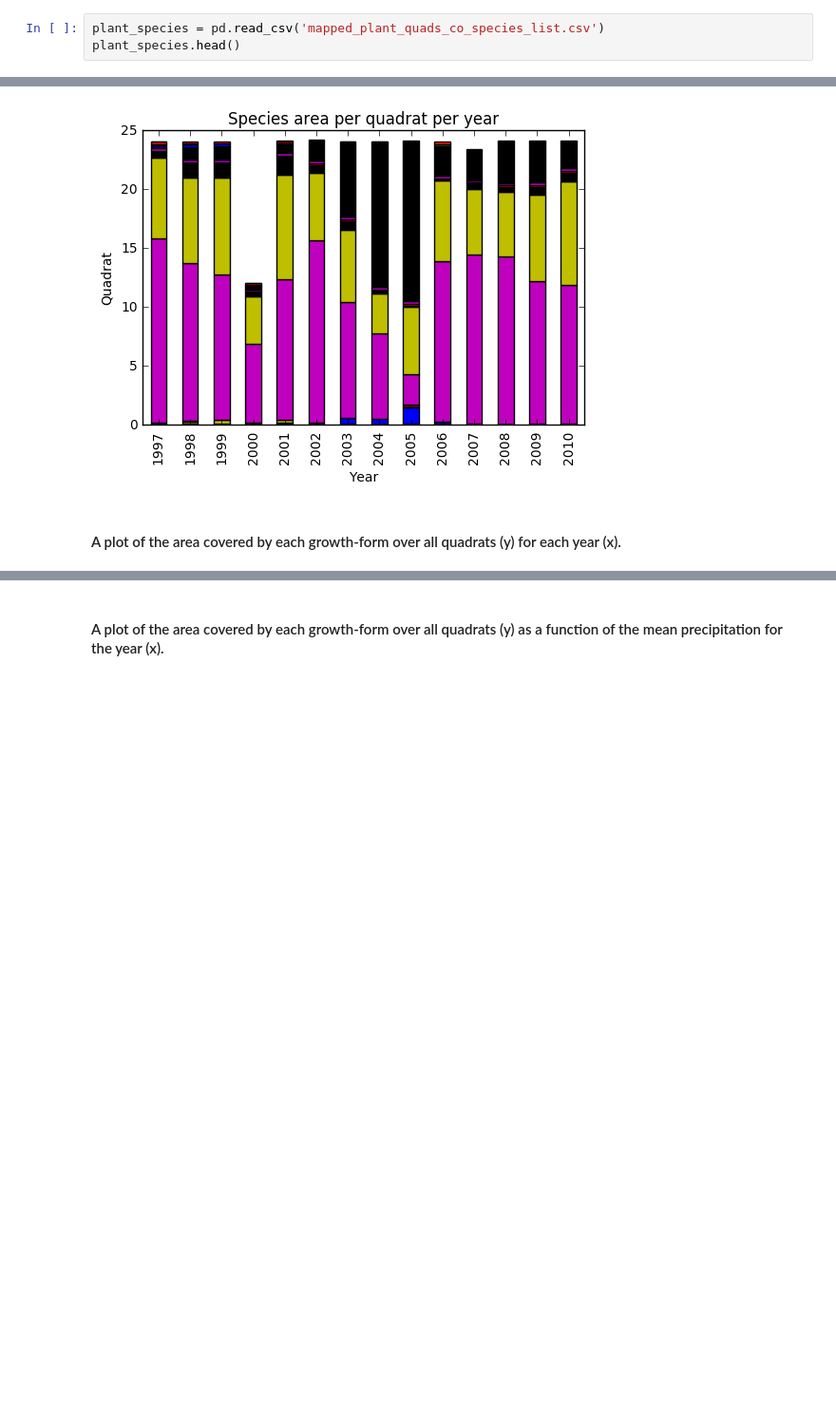
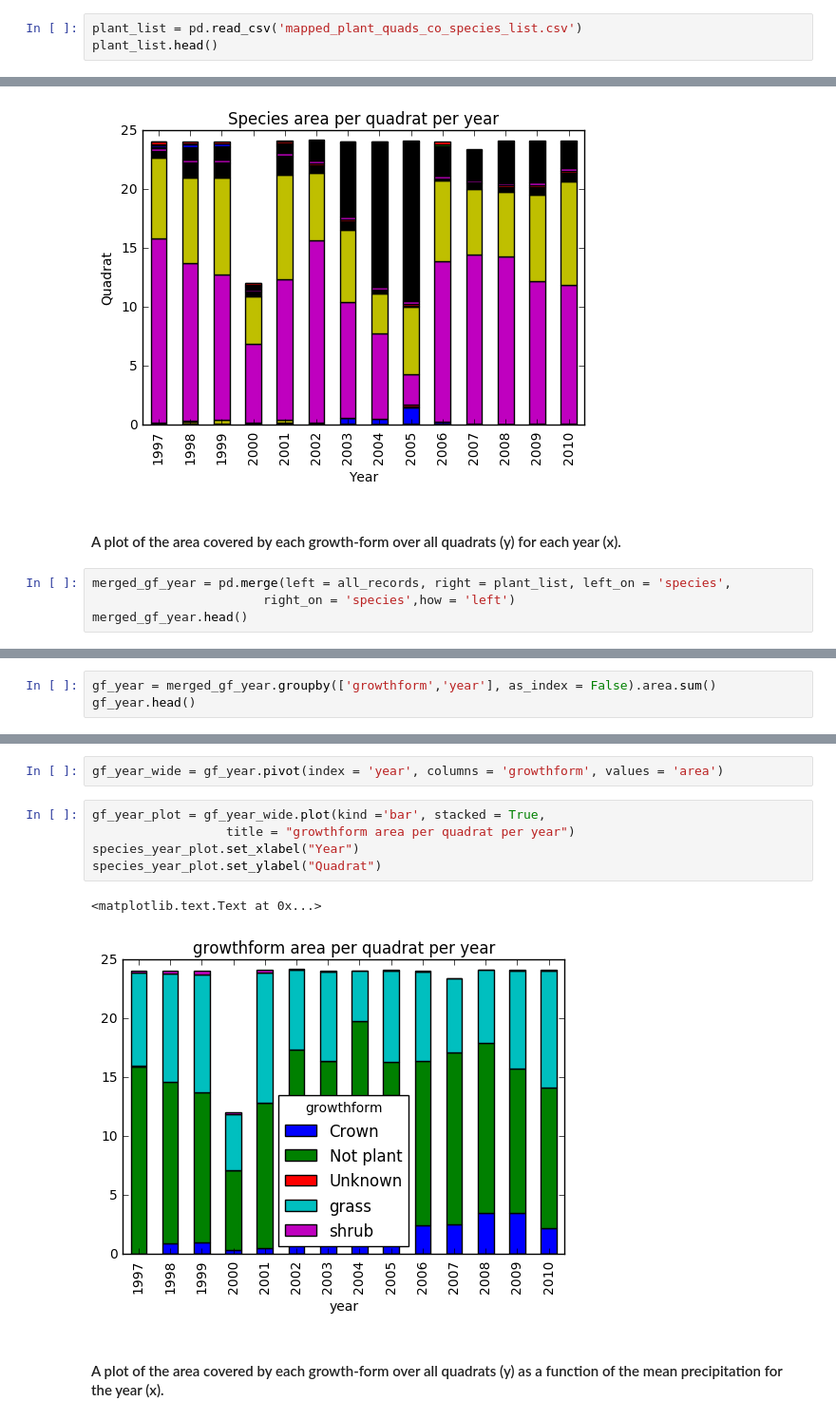
Before and after one commit to melissahoffman/Python_Data_Analysis, a Jupyter notebook: Python_Data_Analysis.ipynb, the cells around one changed output, grey strips where cells are left out. Shown at 95% size. Cells and saved outputs as stored; diff of their text form; blank space fills up the shorter version.

Commit message:
growthform plot

```diff
--- a/Python_Data_Analysis.ipynb
+++ b/Python_Data_Analysis.ipynb
@@ -23,8 +23,8 @@ Progress: 28 / 28 rows inserted into ./mapped_plant_quads_co_species_name_change
 
 Done!
 # %%
-plant_species = pd.read_csv('mapped_plant_quads_co_species_list.csv')
-plant_species.head()
+plant_list = pd.read_csv('mapped_plant_quads_co_species_list.csv')
+plant_list.head()
 # %% [output]
 |  | species | density | cover | growthform | longevity |
 | 0 | Achillea millefolium | 2.0 | NaN | forb | P |
@@ -77,3 +77,7 @@ species_year_plot.set_ylabel("Quadrat")
 [figure]
 # %% [markdown]
 #### A plot of the area covered by each growth-form over all quadrats (y) for each year (x).
+# %%
+merged_gf_year = pd.merge(left = all_records, right = plant_list, left_on = 'species',
+                       right_on = 'species',how = 'left')
+merged_gf_year.head()
@@ -79,0 +91,3 @@ species_year_plot.set_ylabel("Quadrat")
+# %%
+gf_year = merged_gf_year.groupby(['growthform','year'], as_index = False).area.sum()
+gf_year.head()
@@ -80,3 +101,13 @@ species_year_plot.set_ylabel("Quadrat")
+# %%
+gf_year_wide = gf_year.pivot(index = 'year', columns = 'growthform', values = 'area')
+# %%
+gf_year_plot = gf_year_wide.plot(kind ='bar', stacked = True,
+                  title = "growthform area per quadrat per year")
+species_year_plot.set_xlabel("Year")
+species_year_plot.set_ylabel("Quadrat")
+# %% [output]
+<matplotlib.text.Text at 0x...>
+[figure, added]
 # %% [markdown]
 #### A plot of the area covered by each growth-form over all quadrats (y) as a function of the mean precipitation for the year (x).
 # %% [markdown]
```
Also changed, not shown: parts of 3 cells of this notebook.
